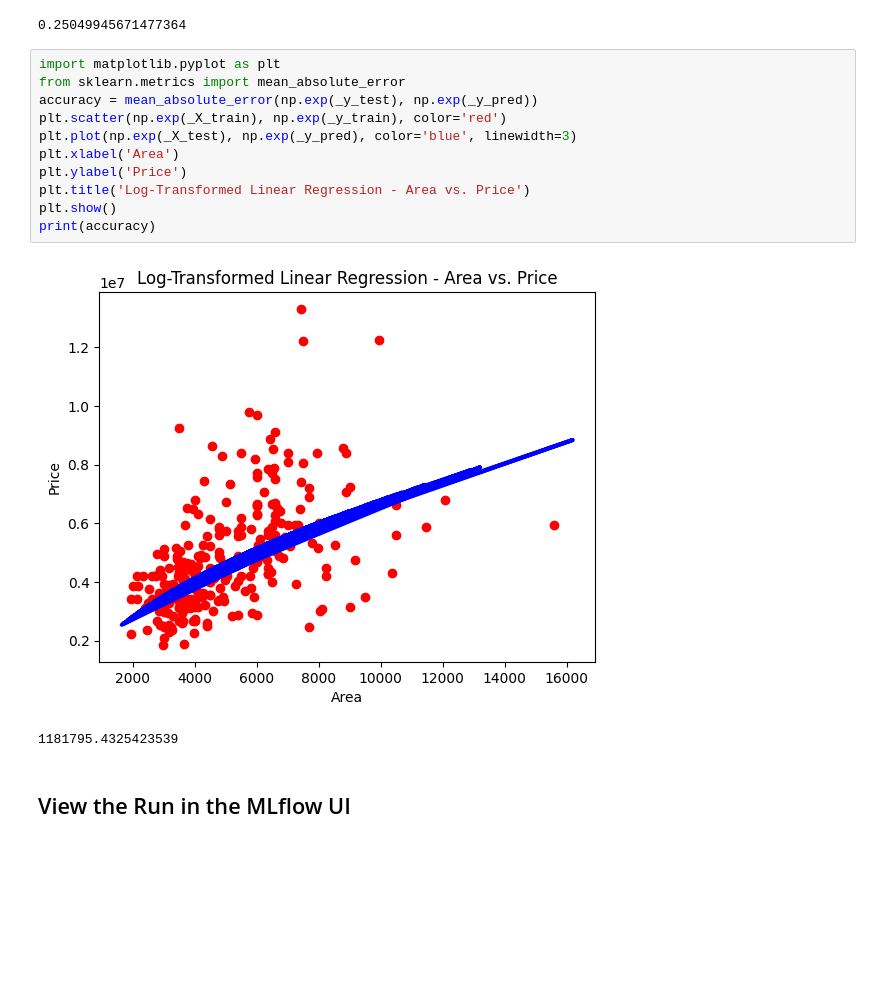
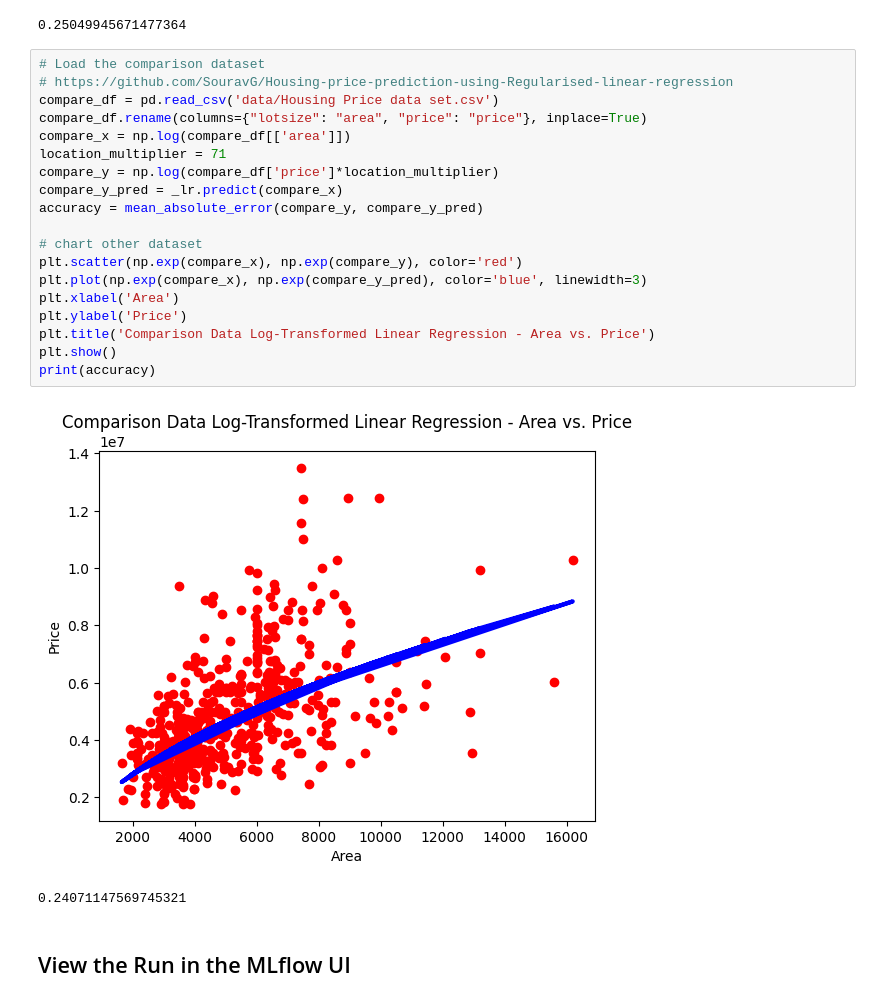
Before and after one commit to georgeh12/zillow, a Jupyter notebook: Zillow.ipynb, the cells around one changed output. Drawn from its saved outputs; the diff is of its cells as text; blank space fills up the shorter version.

Commit message:
comparison dataset and datasheet

```diff
--- a/Zillow.ipynb
+++ b/Zillow.ipynb
@@ -93,19 +93,27 @@ print(accuracy)
 [figure]
 0.25049945671477364
 # %%
-import matplotlib.pyplot as plt
-from sklearn.metrics import mean_absolute_error
-accuracy = mean_absolute_error(np.exp(_y_test), np.exp(_y_pred))
-plt.scatter(np.exp(_X_train), np.exp(_y_train), color='red')
-plt.plot(np.exp(_X_test), np.exp(_y_pred), color='blue', linewidth=3)
+# Load the comparison dataset
+# https://github.com/SouravG/Housing-price-prediction-using-Regularised-linear-regression
+compare_df = pd.read_csv('data/Housing Price data set.csv')
+compare_df.rename(columns={"lotsize": "area", "price": "price"}, inplace=True)
+compare_x = np.log(compare_df[['area']])
+location_multiplier = 71
+compare_y = np.log(compare_df['price']*location_multiplier)
+compare_y_pred = _lr.predict(compare_x)
+accuracy = mean_absolute_error(compare_y, compare_y_pred)
+
+# chart other dataset
+plt.scatter(np.exp(compare_x), np.exp(compare_y), color='red')
+plt.plot(np.exp(compare_x), np.exp(compare_y_pred), color='blue', linewidth=3)
 plt.xlabel('Area')
 plt.ylabel('Price')
-plt.title('Log-Transformed Linear Regression - Area vs. Price')
+plt.title('Comparison Data Log-Transformed Linear Regression - Area vs. Price')
 plt.show()
 print(accuracy)
 # %% [output]
-[figure, old version]
+[figure, new version]
-1181795.4325423539
+0.24071147569745321
 # %% [markdown]
 ## View the Run in the MLflow UI
 # %%
```
Also changed, not shown: parts of 2 cells of this notebook, 7 other files.
